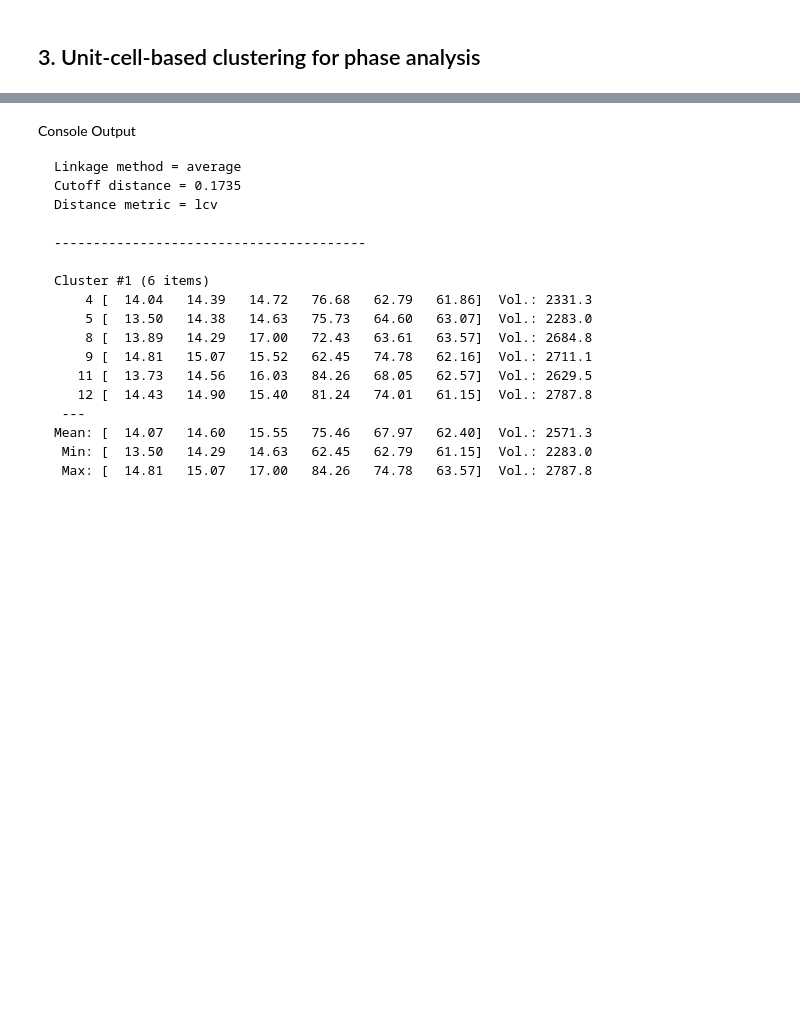
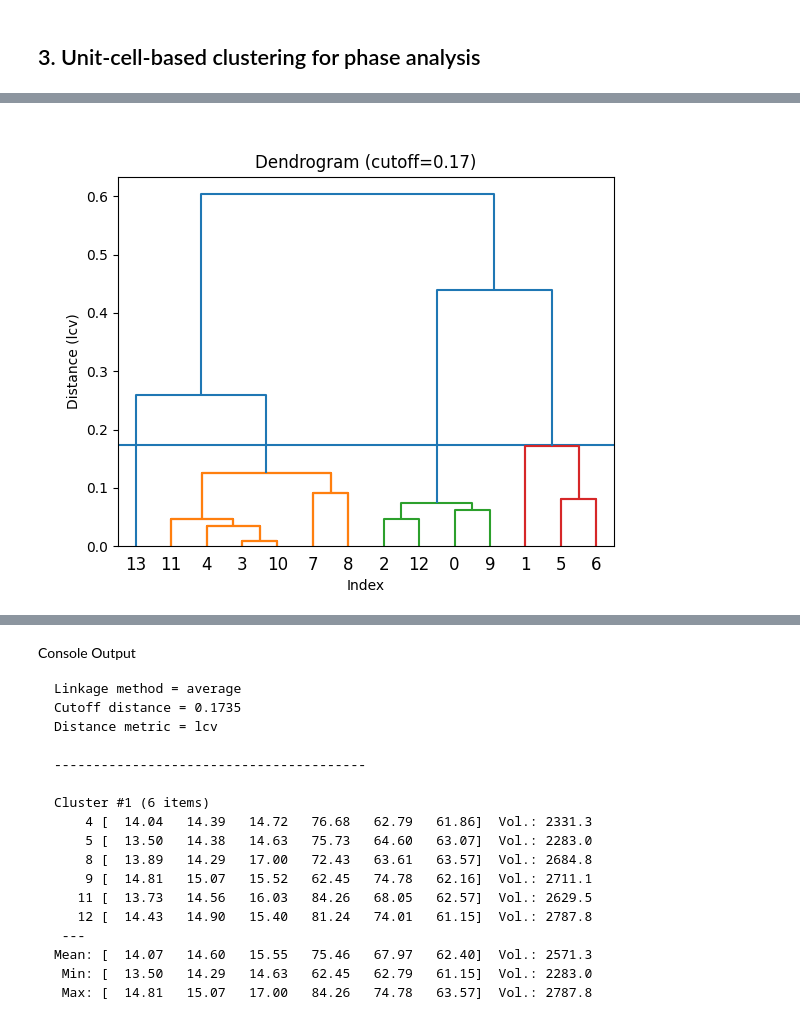
Before and after one commit to instamatic-dev/edtools, a Jupyter notebook: docs/examples/edtools_demo.ipynb, the cells around one changed output, grey strips where cells are left out. Saved outputs shown, nothing was run; the diff lists cells and outputs as text; code cells hidden in the pictures; blank space fills up the shorter version.

```diff
--- a/docs/examples/edtools_demo.ipynb
+++ b/docs/examples/edtools_demo.ipynb
@@ -75,0 +81,4 @@ Spgr    5 - Cell      13.69     25.42     14.90     90.00    115.84     90.00 -
+# %%
+Image('find_cell_step3.png', embed=True)
+# %% [output]
+[figure, added]
```
Also changed, not shown: parts of 3 cells of this notebook.
